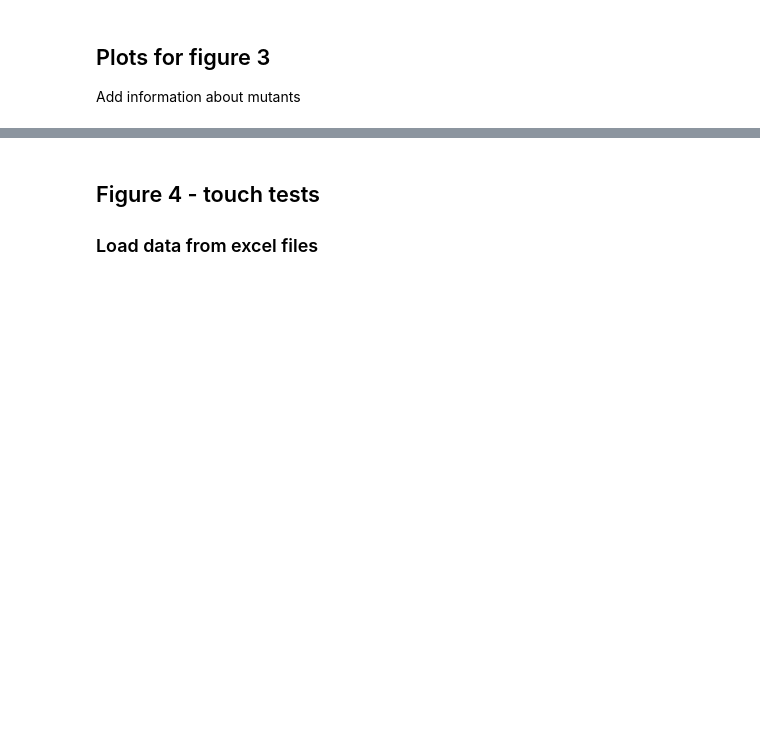
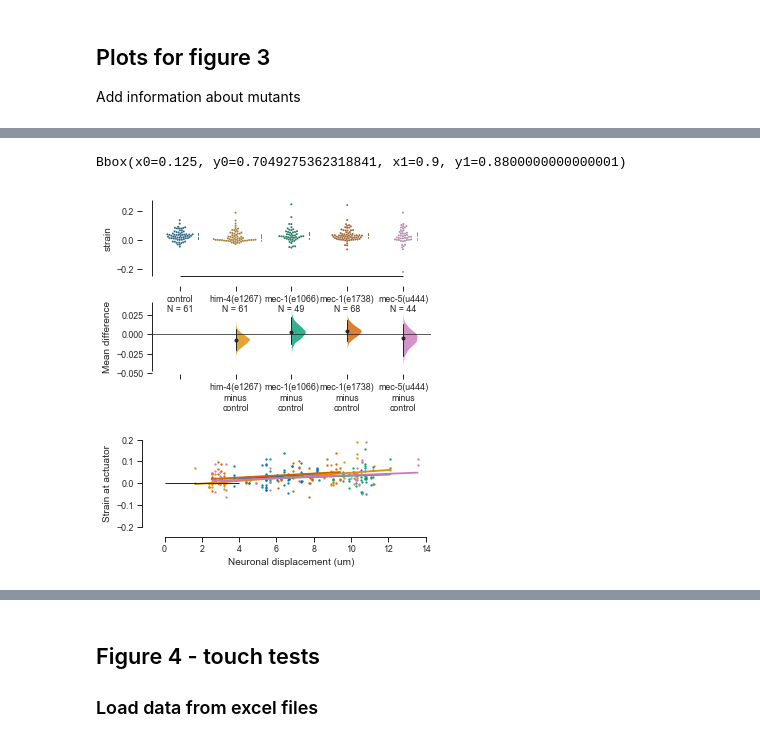
Before and after one commit to anekimken/SSN_ImageAnalysis, a Jupyter notebook: Notebooks/Displacement and Strain Plots.ipynb, the cells around one changed output, grey strips where cells are left out. Saved outputs shown, nothing was run; the diff lists cells and outputs as text; code cells hidden in the pictures; blank space fills up the shorter version.

```diff
--- a/Notebooks/Displacement and Strain Plots.ipynb
+++ b/Notebooks/Displacement and Strain Plots.ipynb
@@ -1449,6 +1548,36 @@ strain_est_plot_data.mean_diff.statistical_tests
 | 2 | control | mec-1(e1738) | 61 | 68 | mean difference | False | 0.003878 | 95 | -0.008884 | 0.018272 | ... |
 | 3 | control | mec-5(u444) | 61 | 44 | mean difference | False | -0.005328 | 95 | -0.027749 | 0.012594 | ... |
 [figure]
+# %%
+fig, axes = plt.subplots(nrows=2, ncols=1, figsize=(5, 6), #constrained_layout=True,
+                        gridspec_kw={'height_ratios':[2, 1], 'hspace':0.5})
+
+strain_est_plot_data.mean_diff.plot(raw_marker_size=2, es_marker_size=3,
+                                    group_summaries_offset=0.1,
+                                    group_summaries='median_quartiles',
+                                    group_summary_kwargs={'lw':1},
+                                    custom_palette=sns.color_palette()[0:5],
+                                    ax=axes[0])
+
+for this_strain in worm_strains:
+    sns.regplot(x='max_dist', y='strain', ax=axes[1], x_ci=None, ci=None, # hue='genotype',
+                scatter_kws={'s':2}, truncate=True,
+                data=central_mito_pair_df.loc[central_mito_pair_df['worm_strain'] == this_strain])
+axes[1].set_ylim(-0.1, 0.2)
+axes[1].set_yticks([-0.2, -0.1, 0, 0.1, 0.2])
+sns.despine(offset=10, trim=True)
+
+axes[1].set_xlabel('Neuronal displacement (um)')
+axes[1].set_ylabel('Strain at actuator')
+
+print(axes[0].get_position())
+# fig.text(x=-0.05, y=0.92, s='A', weight='bold', va='top')
+# fig.text(x=-0.05, y=axes[1, 1].get_position().y1+0.03, s='B', weight='bold', va='bottom')
+# fig.align_ylabels()
+fig.savefig(fig_save_dir + 'est_plot_with_strain_v2.pdf')
+# %% [output]
+Bbox(x0=0.125, y0=0.7049275362318841, x1=0.9, y1=0.8800000000000001)
+[figure, added]
 # %%
 fig, axes = plt.subplots(3, 2, figsize=(5, 7.5), constrained_layout=True,
                         gridspec_kw={'width_ratios':[1, 20], 'height_ratios':[1, 2, 1], 'hspace':0.5})
```
Also changed, not shown: parts of 24 cells of this notebook.
